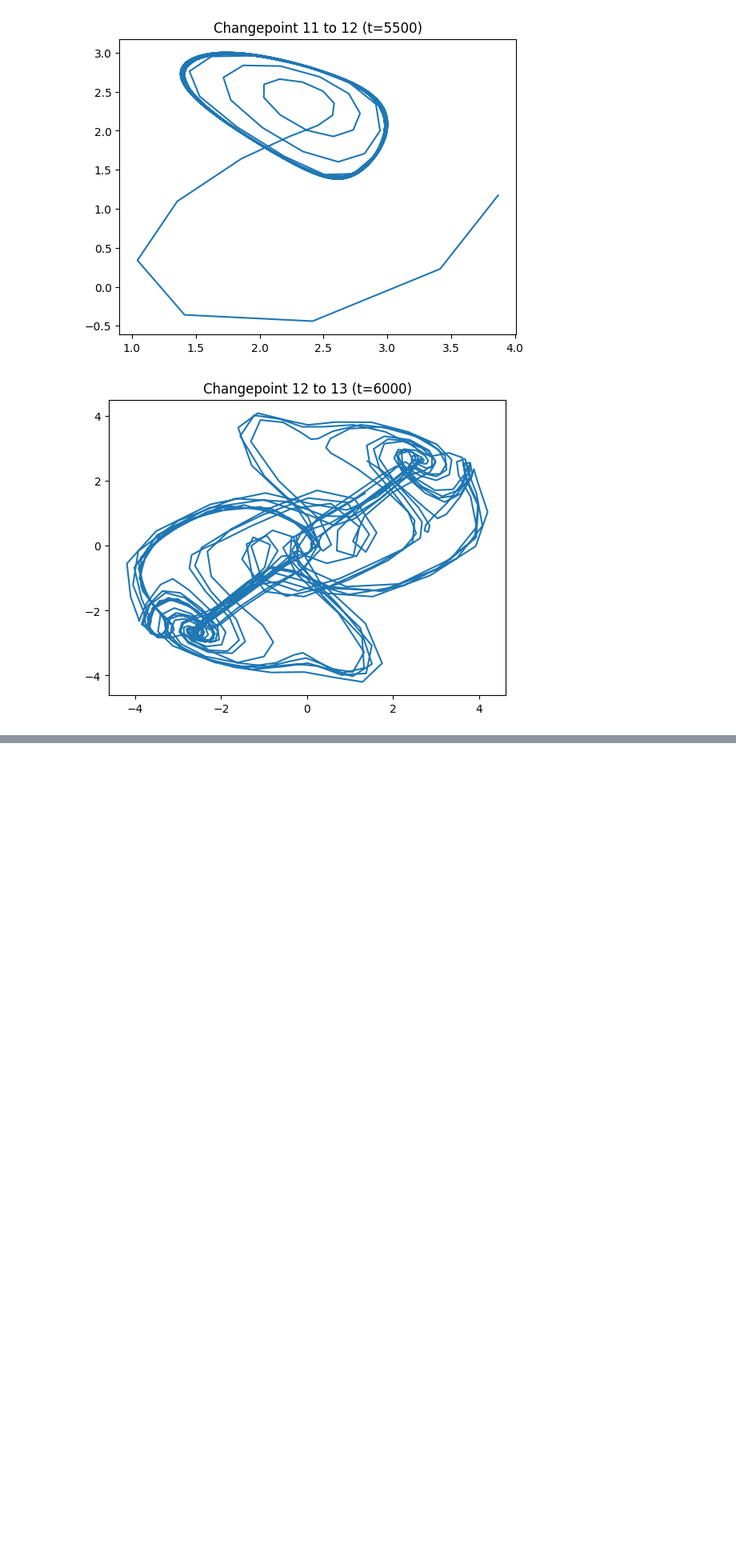
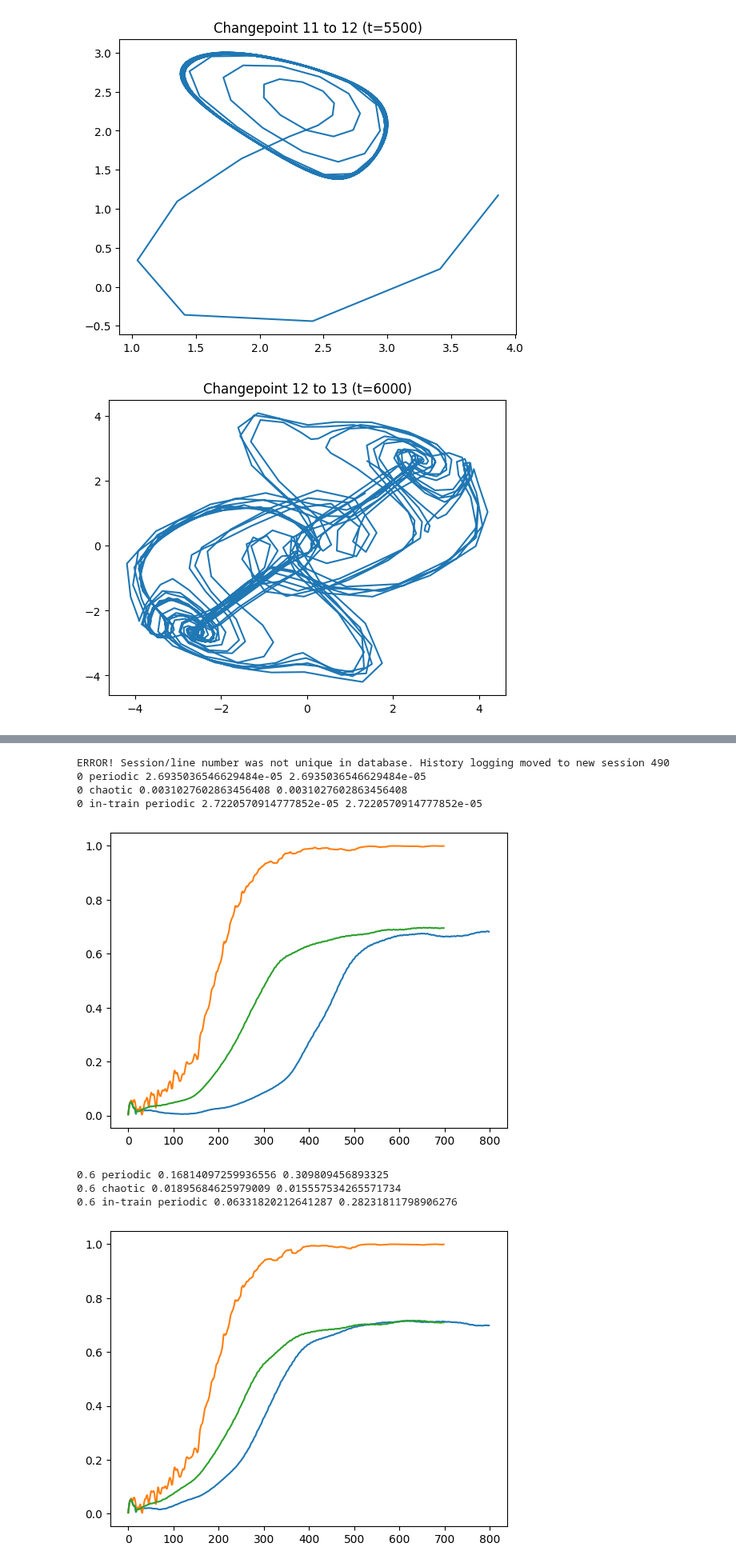
Before and after one commit to losertlab/rhythmic_sharing, a Jupyter notebook: src/Test Thomas Equations.ipynb, the cells around one changed output, grey strips where cells are left out. Shown at 80% size. Cells and saved outputs as stored; diff of their text form; code cells hidden in the pictures; blank space fills up the shorter version.

```diff
--- a/src/Test Thomas Equations.ipynb
+++ b/src/Test Thomas Equations.ipynb
@@ -0,0 +1,17 @@
+# %%
+from spike_sharing import SpikingNetwork
+import numpy as np
+
+for I_max in [2.5, 5, 10]:
+    for dc in [True, False]:
+        net = SpikingNetwork(input_dims=3, num_nodes=100, average_degree_nodes=10,
+                             omega0=0.05, link_coupling=7, coupling_I_max=I_max, subtract_dc=dc)
+        net.node_states[:] = 1
+        hist = []
+        for _ in range(300):
+            net.advance_links(save_history=False)
+            hist.append(np.copy(net.link_phase))
+        ph = np.unwrap(np.asarray(hist), axis=0)
+        freq = (ph[-1] - ph[-101]) / 100
+        R = np.abs(np.mean(np.exp(1j * hist[-1])))
+        print(I_max, dc, round(R, 3), round(freq.std() / freq.mean(), 3))
@@ -142,0 +250,47 @@ Getting initial frozen phase: 0.00% undefined
+# %%
+def one_step_error(net, data, warmup, freeze):
+    net.reset_initial_states(); net.reset_history()
+    for t in range(warmup):
+        net.advance(data[:, t])
+    net.frozen = freeze                       # True: hold links; False: links keep running
+    errs = []
+    for t in range(warmup, data.shape[1] - 1):
+        net.advance(data[:, t], freezing=freeze)
+        errs.append(np.sum((net.output_weights @ net.node_states - data[:, t + 1])**2))
+    return np.mean(errs)
+
+for c in [0, 0.6]:
+    network = SpikingNetwork(
+        input_dims=3,
+        spectral_radius=0.6,
+        input_weight=120e-2,
+        average_degree_nodes=10,
+        num_nodes=100,
+        leakage=0,
+        omega0=0.4,             # was 0.05
+        epsilon2=0.6,
+        epsilon1=-0.15,
+        link_coupling=1.4,    # was 2
+        coupling_I_max=10,      # explicit, so it can't silently fall back to a default
+        subtract_dc=True,
+        I_ref=39.96 + 15,       # explicit, matching the sweeps
+        mod_tau=60,
+        link_strength_change_ratio=c,
+    )
+
+    network.train(train_input[:, :1800], warmup_time=200)
+
+    for name, seg in [("periodic", train_input[:, 3400:4200]), ("chaotic", train_input[:, 6000:6700]), ("in-train periodic", train_input[:, 500:1200])]:
+        print(c, name, one_step_error(network, seg, 500, True), one_step_error(network, seg, 500, False))
+        plt.plot(np.asarray(network.get_global_parameters())[0], label=name)
+    plt.show()
+# %% [output]
+ERROR! Session/line number was not unique in database. History logging moved to new session 490
+0 periodic 2.6935036546629484e-05 2.6935036546629484e-05
+0 chaotic 0.0031027602863456408 0.0031027602863456408
+0 in-train periodic 2.7220570914777852e-05 2.7220570914777852e-05
+[figure, added]
+0.6 periodic 0.16814097259936556 0.309809456893325
+0.6 chaotic 0.01895684625979009 0.015557534265571734
+0.6 in-train periodic 0.06331820212641287 0.28231811798906276
+[figure, added]
```
Also changed, not shown: parts of 13 cells of this notebook, 2 other files.
